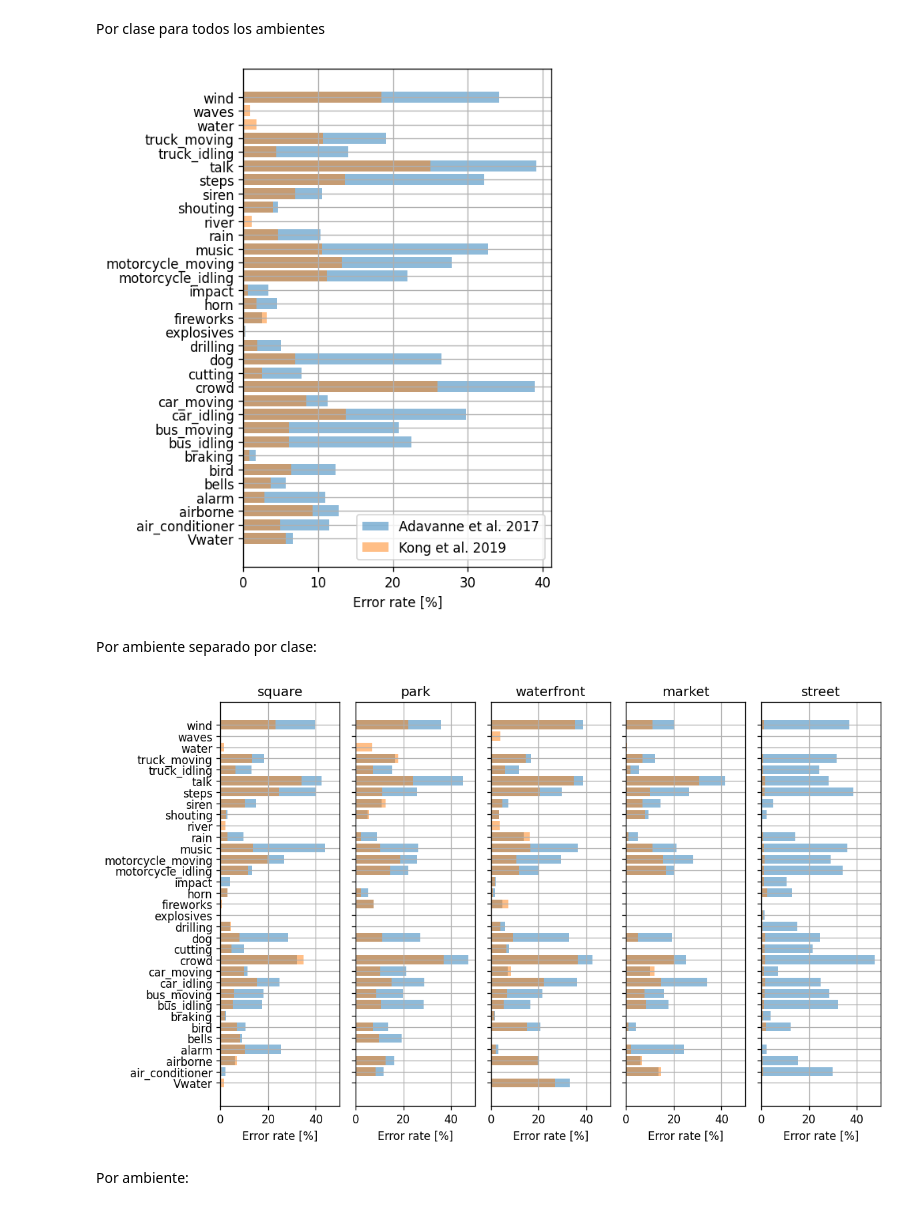
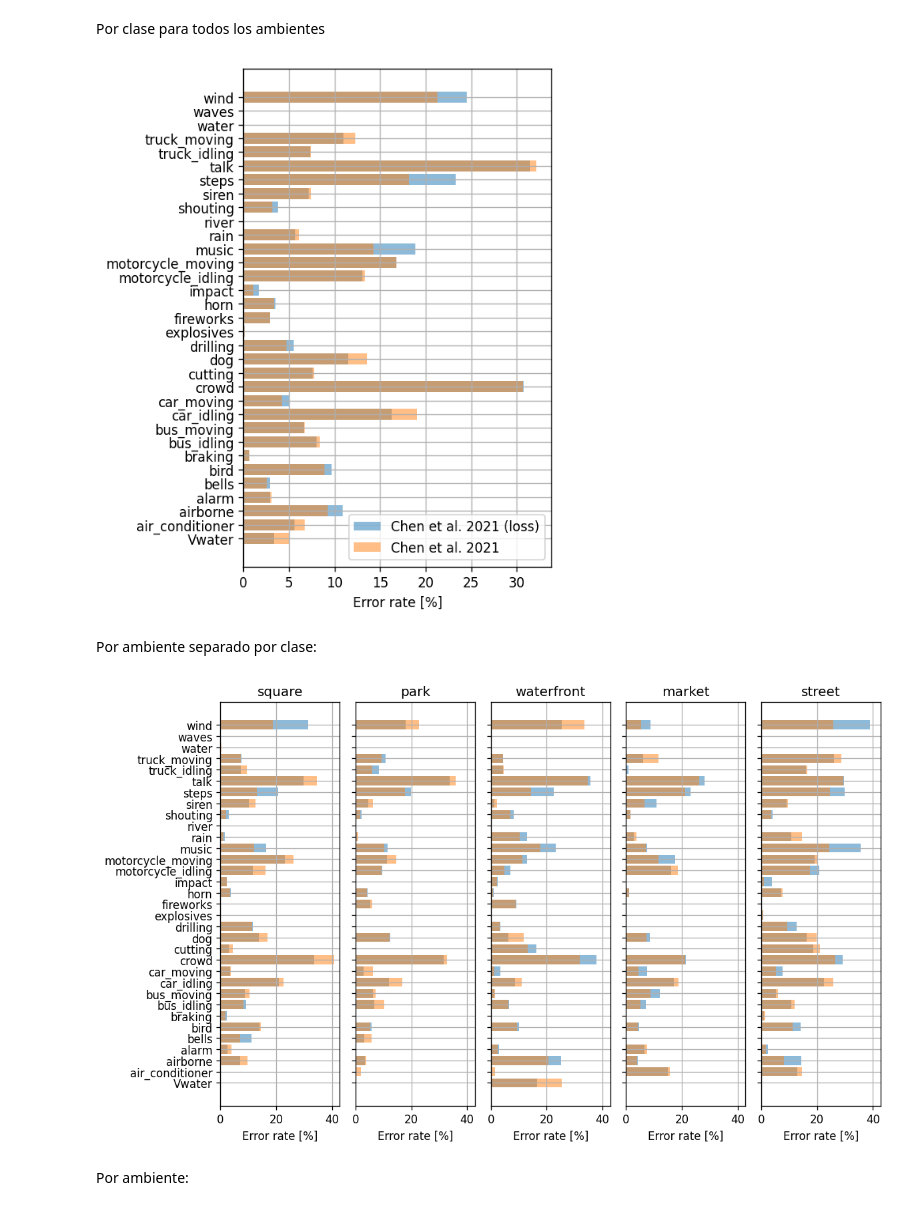
Before and after one commit to FUSA-ROADS/fusa-net-experiments, a Jupyter notebook: notebooks/metrics_adavanne_vs_kong.ipynb, the cells around one changed output. Cells and saved outputs as stored; diff of their text form; code cells hidden in the pictures.

```diff
--- a/notebooks/metrics_adavanne_vs_kong.ipynb
+++ b/notebooks/metrics_adavanne_vs_kong.ipynb
@@ -75,42 +91,48 @@ plot_file_prediction(1, 90, 0.3)
 # %%
-th = 0.45
-models = ['Adavanne et al. 2017', 'Kong et al. 2019']
-preds = [preds_soft[model] > th for model in range(len(models))]
+preds = {model: preds_soft[model] > 0.5 for model in preds_soft.keys()}
 # %% [markdown]
 Por clase para todos los ambientes
 # %%
 fig, ax = plt.subplots(figsize=(5, 6), facecolor='w', dpi=120,
                        tight_layout=True, sharey=True, sharex=True)
 
-for k, model_name in enumerate(models):
-    insertions = np.mean((preds[k]==1) & (labels[k]==0), axis=(0, 1))
-    deletions = np.mean((preds[k]==0) & (labels[k]==1), axis=(0, 1))
+for idx in preds.keys():
+    insertions = np.mean((preds[idx] == 1) & (labels[idx] == 0), axis=(0, 1))
+    deletions = np.mean((preds[idx] == 0) & (labels[idx] == 1), axis=(0, 1))
     error_rate = insertions + deletions
-    ax.barh(y=list(dataset.categories), width=100*error_rate, alpha=0.5, label=model_name)
+    ax.barh(y=list(dataset.categories), width=100*error_rate, alpha=0.5, label=models_metadata[idx]['name'])
 
 ax.legend()
 ax.grid()
 ax.set_xlabel('Error rate [%]');
 # %% [output]
-[figure, old version]
+[figure, new version]
 # %% [markdown]
 Por ambiente separado por clase:
 # %%
 fig, ax = plt.subplots(1, 5, figsize=(10,  6), facecolor='w', dpi=120,
                        tight_layout=True, sharey=True, sharex=True)
-for k, model_name in enumerate(models):
-    insertions = np.mean(np.stack([(preds[k][places[k]==place] == 1) & (labels[k][places[k]==place] == 0) for place in scenarios.keys()]), axis=(1, 2))
-    deletions = np.mean(np.stack([(preds[k][places[k]==place] == 0) & (labels[k][places[k]==place] == 1) for place in scenarios.keys()]), axis=(1, 2))
+
+for idx in preds.keys():
+    insertions, deletions = [], []
+    for place in scenarios.keys():
+        mask = places[idx] == place
+        insertions.append((preds[idx][mask] == 1) & (labels[idx][mask] == 0))
+        deletions.append((preds[idx][mask] == 0) & (labels[idx][mask] == 1))
+    insertions = np.mean(np.stack(insertions), axis=(1, 2))
+    deletions = np.mean(np.stack(deletions), axis=(1, 2))
 
     for ax_, ins, dels, scene in zip(ax, insertions, deletions, scenarios.values()):
+        #print(ins)
         error_rate = (ins + dels)*100
-        ax_.barh(y=list(dataset.categories), width=error_rate, label=model_name, alpha=0.5)
+        ax_.barh(y=list(dataset.categories), width=error_rate,
+                 label=models_metadata[idx]['name'], alpha=0.5)
         ax_.set_title(scene)
         ax_.grid('on')
         #ax_.legend()
         ax_.set_xlabel('Error rate [%]')
 # %% [output]
-[figure, old version]
+[figure, new version]
 # %% [markdown]
 Por ambiente:
 # %%
```
Also changed, not shown: parts of 4 cells of this notebook, 1 other file.
